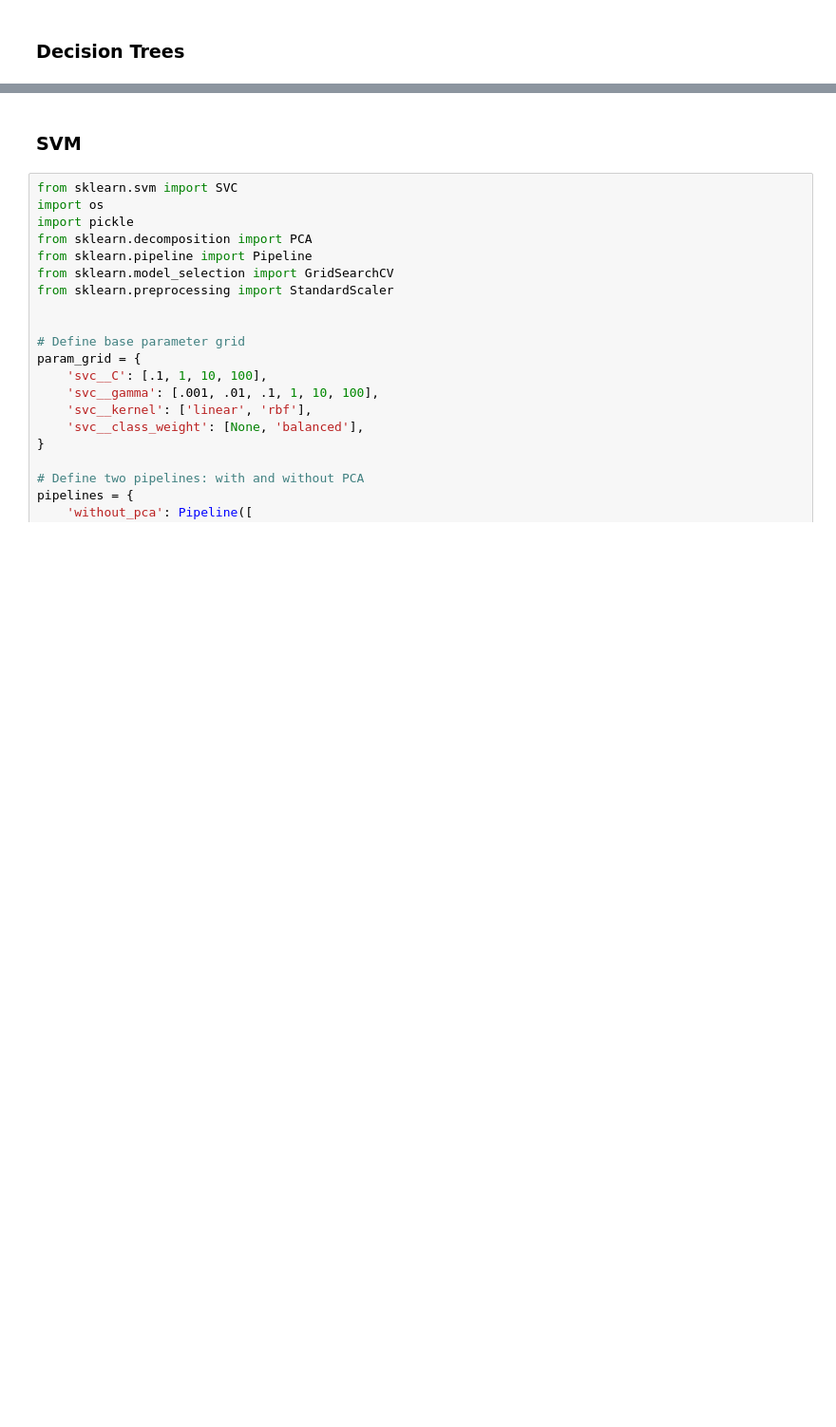
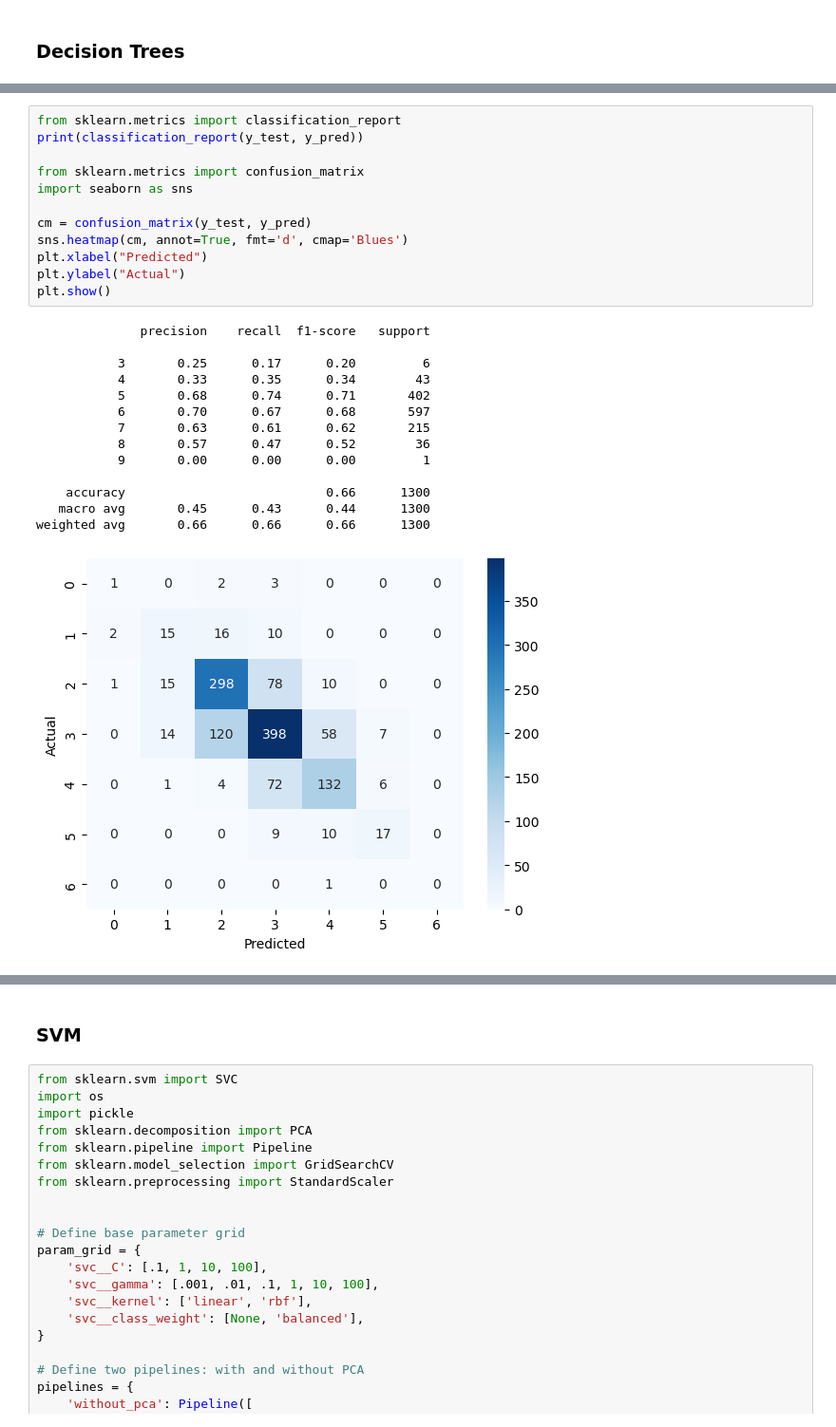
Before and after one commit to adrianrushing/stat4000-project, a Jupyter notebook: part2.ipynb, the cells around one changed output, grey strips where cells are left out. Shown: that part at 95% size. Drawn from its saved outputs; the diff is of its cells as text; blank space fills up the shorter version.

```diff
--- a/part2.ipynb
+++ b/part2.ipynb
@@ -83,0 +114,27 @@ Test set accuracy:  0.6707692307692308
+# %%
+from sklearn.metrics import classification_report
+print(classification_report(y_test, y_pred))
+
+from sklearn.metrics import confusion_matrix
+import seaborn as sns
+
+cm = confusion_matrix(y_test, y_pred)
+sns.heatmap(cm, annot=True, fmt='d', cmap='Blues')
+plt.xlabel("Predicted")
+plt.ylabel("Actual")
+plt.show()
+# %% [output]
+              precision    recall  f1-score   support
+
+           3       0.25      0.17      0.20         6
+           4       0.33      0.35      0.34        43
+           5       0.68      0.74      0.71       402
+           6       0.70      0.67      0.68       597
+           7       0.63      0.61      0.62       215
+           8       0.57      0.47      0.52        36
+           9       0.00      0.00      0.00         1
+
+    accuracy                           0.66      1300
+   macro avg       0.45      0.43      0.44      1300
+weighted avg       0.66      0.66      0.66      1300
+[figure, added]
```
Also changed, not shown: parts of 7 cells of this notebook, 2 other files.
